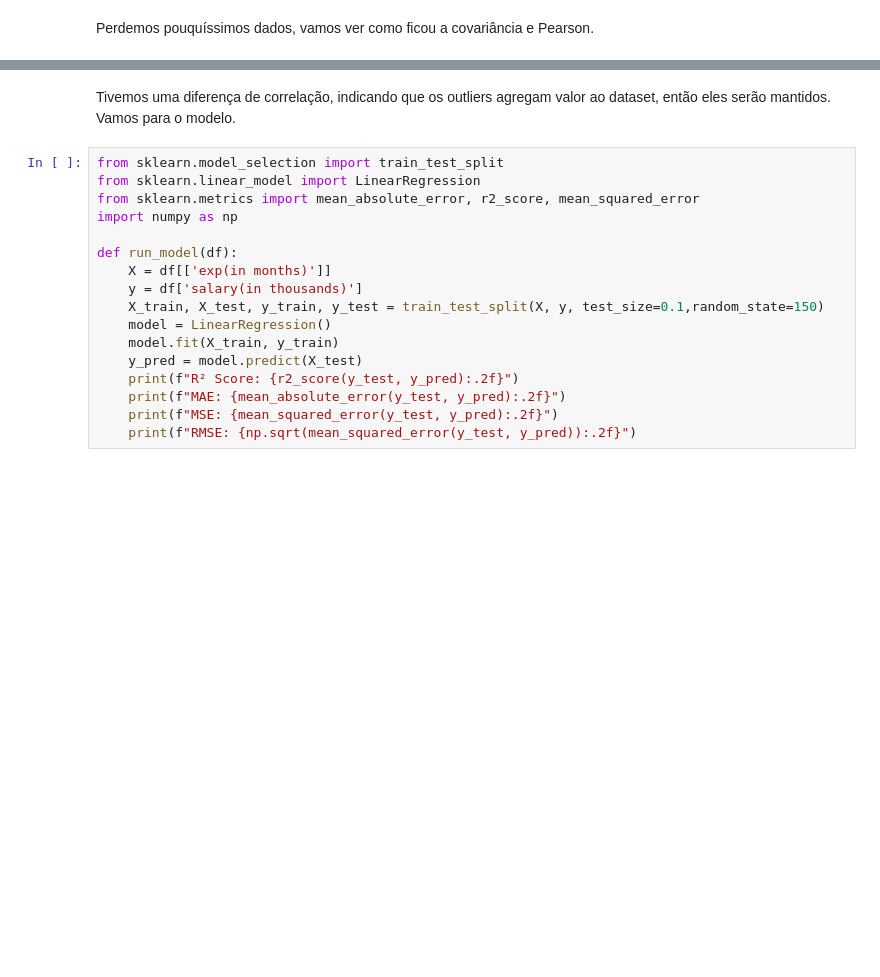
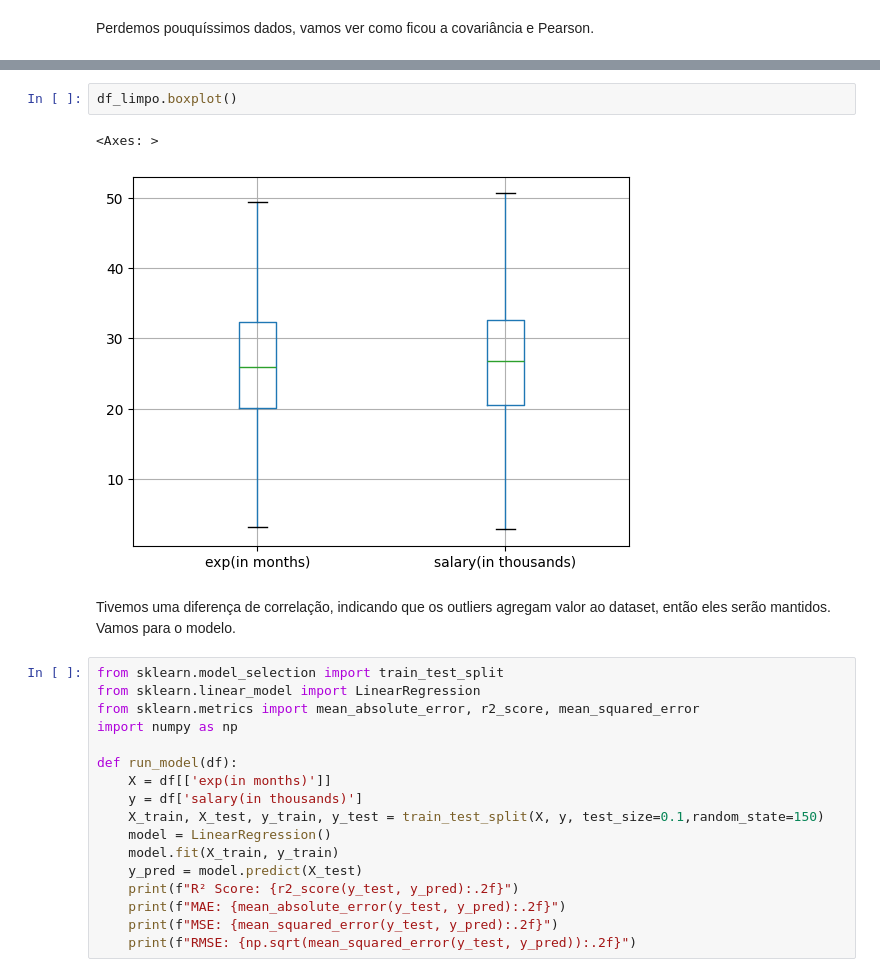
Before and after one commit to KittyMudinho/experience_salary, a Jupyter notebook: main.ipynb, the cells around one changed output, grey strips where cells are left out. Saved outputs shown, nothing was run; the diff lists cells and outputs as text; blank space fills up the shorter version.

```diff
--- a/main.ipynb
+++ b/main.ipynb
@@ -133,6 +155,11 @@ salary(in thousands)       60.213446             75.275605
 
 Pearson: 0.806
 [figure]
+# %%
+df_limpo.boxplot()
+# %% [output]
+<Axes: >
+[figure, added]
 # %% [markdown]
 Tivemos uma diferença de correlação, indicando que os outliers agregam valor ao dataset, então eles serão mantidos. Vamos para o modelo.
 # %%
```
Also changed, not shown: parts of 16 cells of this notebook.
